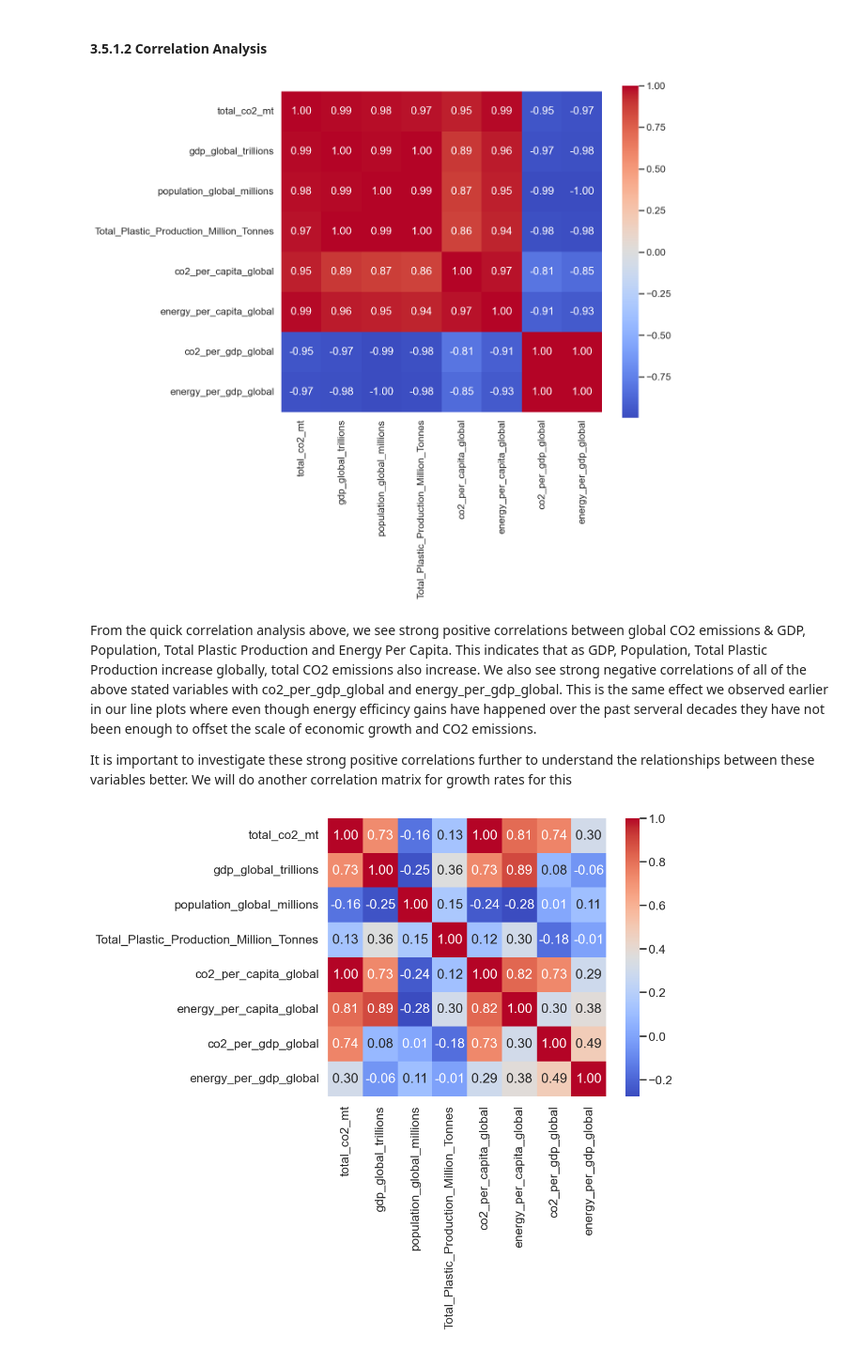
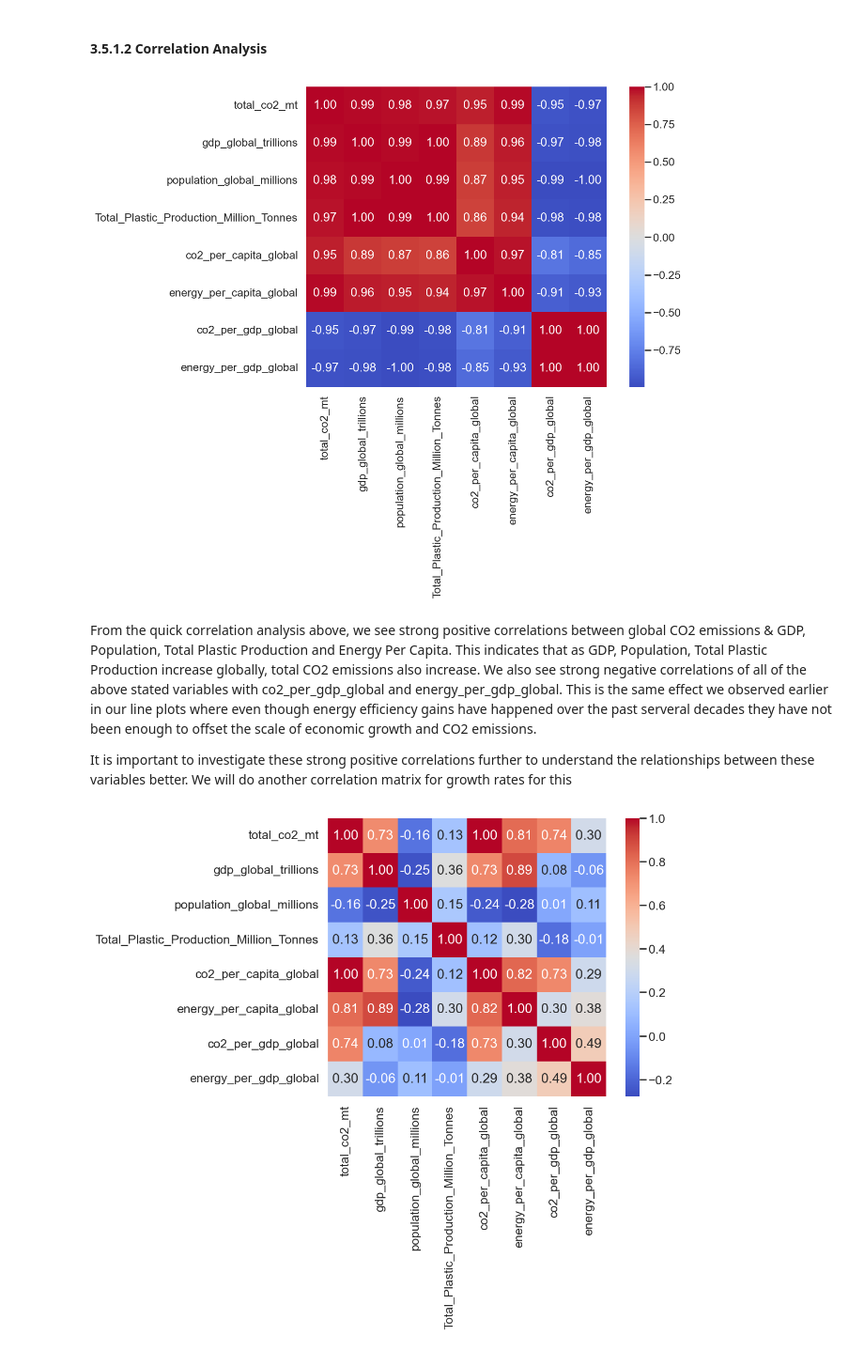
Before and after one commit to gawandesailee-lab/learndsp, a Jupyter notebook: Data Science Capstone 2 Project/notebooks/03_Exploratory_Data_Analysis.ipynb, the cells around one changed output. Shown at 94% size. Saved outputs shown, nothing was run; the diff lists cells and outputs as text; code cells hidden in the pictures.

```diff
--- a/Data Science Capstone 2 Project/notebooks/03_Exploratory_Data_Analysis.ipynb
+++ b/Data Science Capstone 2 Project/notebooks/03_Exploratory_Data_Analysis.ipynb
@@ -189,20 +190,20 @@ We also see growth rate slow down for Total CO2 emissions, Global Energy Per Cap
 # %%
 #Show a seaborn heatmap of correlations in global co2 + plastics dataset
 features = ["total_co2_mt",
     "gdp_global_trillions",
     "population_global_millions",
     "Total_Plastic_Production_Million_Tonnes",
     "co2_per_capita_global",
     "energy_per_capita_global",
     "co2_per_gdp_global",
     "energy_per_gdp_global"]
 global_co2_plastics_subset = global_co2_plastics_data[features]
-plt.subplots(figsize=(12,10))
+plt.subplots(figsize=(12,8))
 sns.heatmap(global_co2_plastics_subset.corr(), annot = True, cmap = "coolwarm", fmt = ".2f", square = True);
 # %% [output]
-[figure, old version]
+[figure, new version]
 # %% [markdown]
-From the quick correlation analysis above, we see strong positive correlations between global CO2 emissions & GDP, Population, Total Plastic Production and Energy Per Capita. This indicates that as GDP, Population, Total Plastic Production increase globally, total CO2 emissions also increase. We also see strong negative correlations of all of the above stated variables with co2_per_gdp_global and energy_per_gdp_global. This is the same effect we observed earlier in our line plots where even though energy efficincy gains have happened over the past serveral decades they have not been enough to offset the scale of economic growth and CO2 emissions.
+From the quick correlation analysis above, we see strong positive correlations between global CO2 emissions & GDP, Population, Total Plastic Production and Energy Per Capita. This indicates that as GDP, Population, Total Plastic Production increase globally, total CO2 emissions also increase. We also see strong negative correlations of all of the above stated variables with co2_per_gdp_global and energy_per_gdp_global. This is the same effect we observed earlier in our line plots where even though energy efficiency gains have happened over the past serveral decades they have not been enough to offset the scale of economic growth and CO2 emissions.
 
 It is important to investigate these strong positive correlations further to understand the relationships between these variables better. We will do another correlation matrix for growth rates for this
 # %%
```
Also changed, not shown: parts of 42 cells of this notebook.
